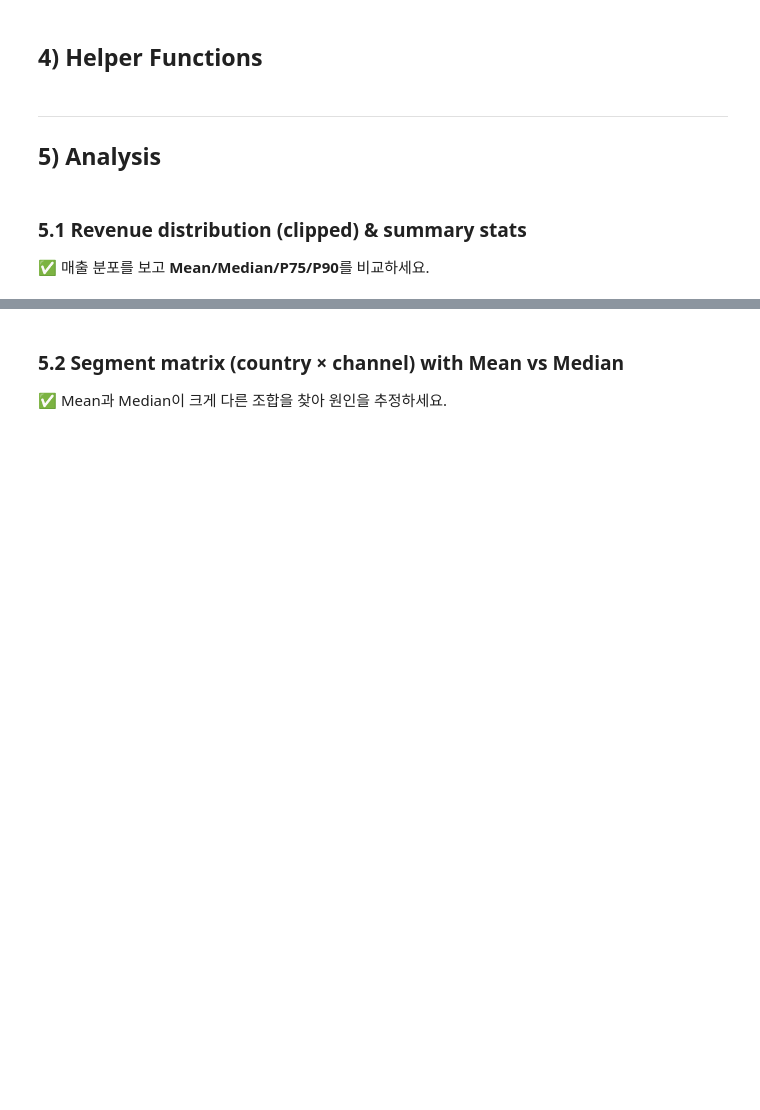
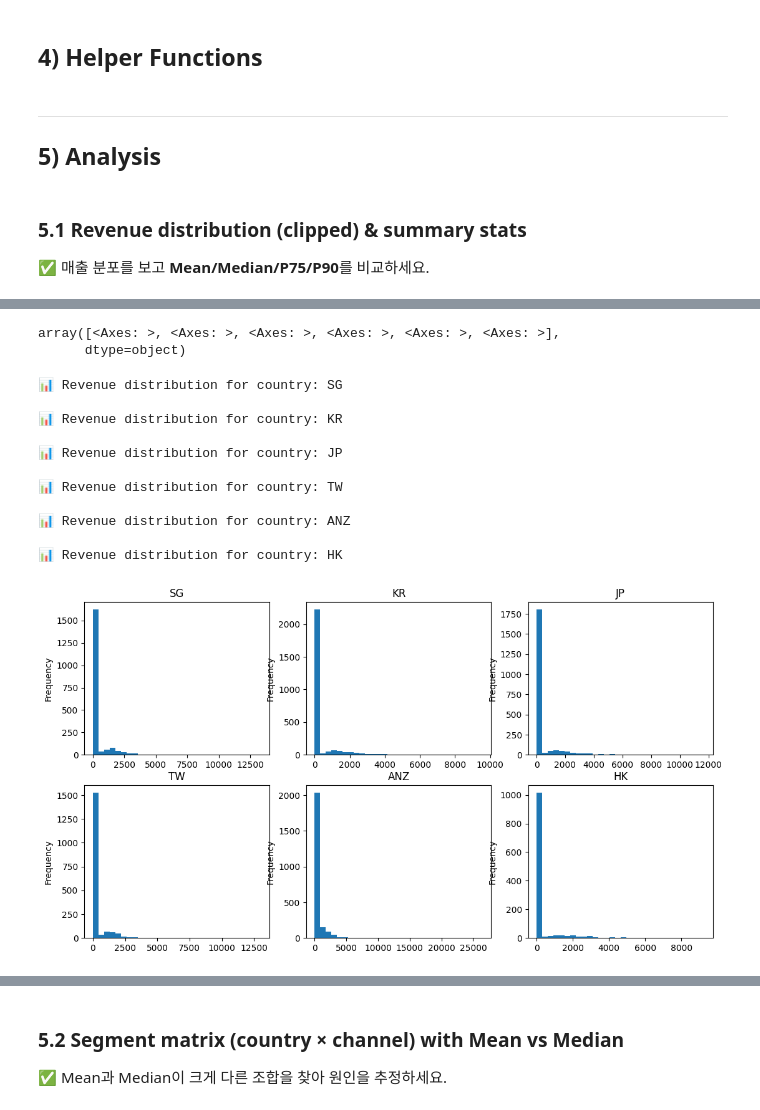
Before and after one commit to chasookim/PlayLearning, a Jupyter notebook: stats_business_bootcamp/week01_distribution_kpi.ipynb, the cells around one changed output, grey strips where cells are left out. Saved outputs shown, nothing was run; the diff lists cells and outputs as text; code cells hidden in the pictures; blank space fills up the shorter version.

```diff
--- a/stats_business_bootcamp/week01_distribution_kpi.ipynb
+++ b/stats_business_bootcamp/week01_distribution_kpi.ipynb
@@ -72,3 +95,28 @@ def rate_ci_wilson(successes, n, alpha=0.05):
+# %%
+ax.flatten()
+# %% [output]
+array([<Axes: >, <Axes: >, <Axes: >, <Axes: >, <Axes: >, <Axes: >],
+      dtype=object)
+# %%
+fig, ax = plt.subplots(2,3, figsize=(13,7))
+for i, country in enumerate(df["country"].unique()):
+    # print(f"\n📊 Revenue distribution for country: {country}")
+    df[df["country"] == country]["revenue"].plot(kind='hist',ax=ax.flatten()[i], title=country, bins=30)
+
+## some big customer affect average purchase amt
+# %% [output]
+📊 Revenue distribution for country: SG
+
+📊 Revenue distribution for country: KR
+
+📊 Revenue distribution for country: JP
+
+📊 Revenue distribution for country: TW
+
+📊 Revenue distribution for country: ANZ
+
+📊 Revenue distribution for country: HK
+[figure, added]
 # %%
 x = df['revenue'].fillna(0)
 print("Mean:", x.mean())
```
Also changed, not shown: parts of 8 cells of this notebook.
